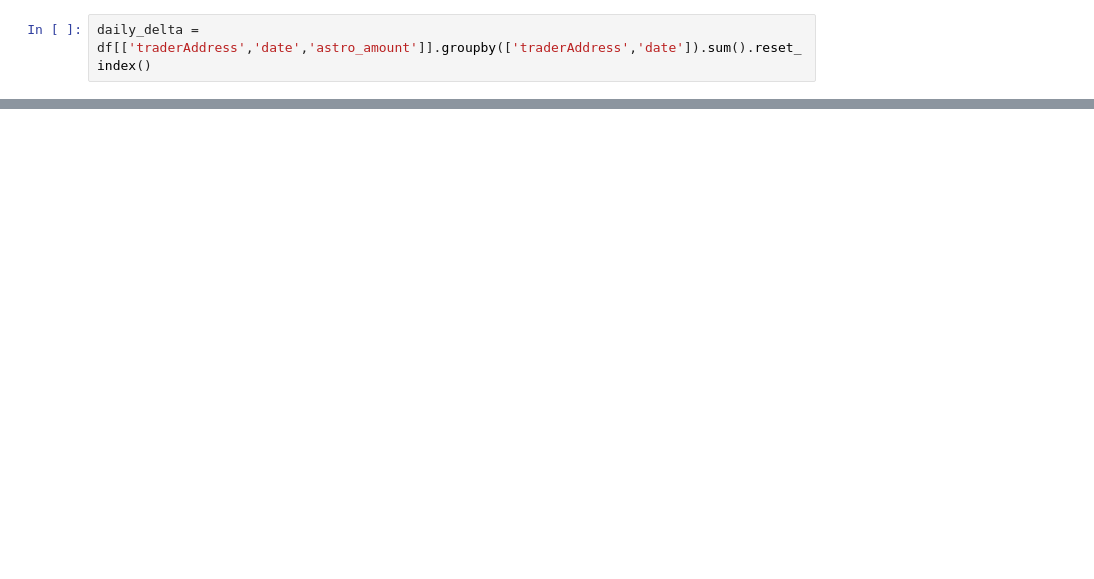
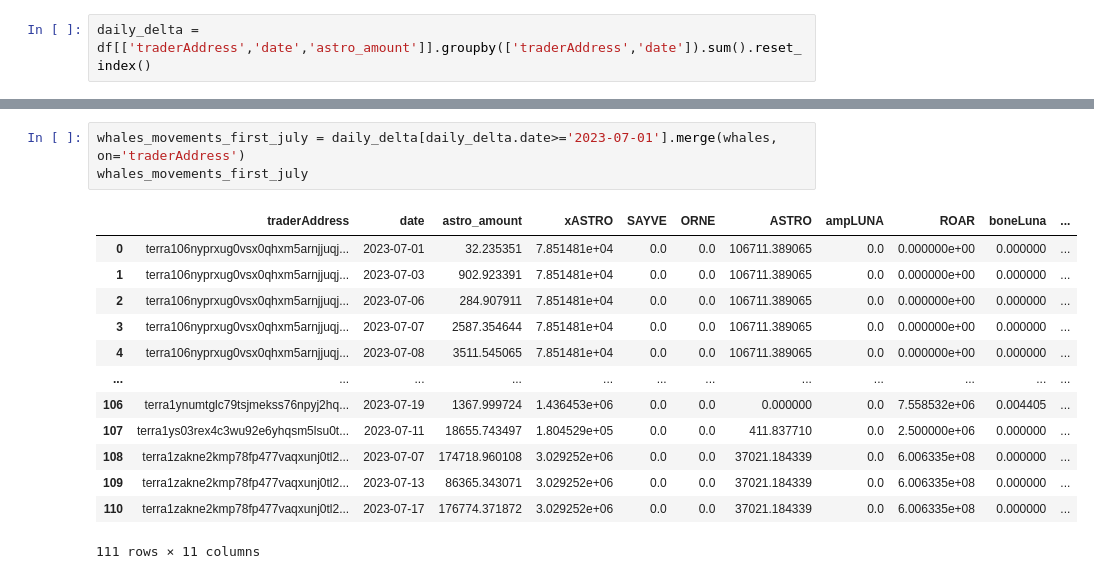
Before and after one commit to IncioMan/cosmos-activities-dashboard, a Jupyter notebook: python/astro_analysis.ipynb, the cells around one changed output, grey strips where cells are left out. Cells and saved outputs as stored; diff of their text form; blank space fills up the shorter version.

```diff
--- a/python/astro_analysis.ipynb
+++ b/python/astro_analysis.ipynb
@@ -151,0 +156,17 @@ daily_delta[["traderAddress","astro_amount"]].groupby(['traderAddress']).sum().r
+# %%
+whales_movements_first_july = daily_delta[daily_delta.date>='2023-07-01'].merge(whales, on='traderAddress')
+whales_movements_first_july
+# %% [output]
+|  | traderAddress | date | astro_amount | xASTRO | SAYVE | ORNE | ASTRO | ampLUNA | ROAR | boneLuna | ... |
+| 0 | terra106nyprxug0vsx0qhxm5arnjjuqj... | 2023-07-01 | 32.235351 | 7.851481e+04 | 0.0 | 0.0 | 106711.389065 | 0.0 | 0.000000e+00 | 0.000000 | ... |
+| 1 | terra106nyprxug0vsx0qhxm5arnjjuqj... | 2023-07-03 | 902.923391 | 7.851481e+04 | 0.0 | 0.0 | 106711.389065 | 0.0 | 0.000000e+00 | 0.000000 | ... |
+| 2 | terra106nyprxug0vsx0qhxm5arnjjuqj... | 2023-07-06 | 284.907911 | 7.851481e+04 | 0.0 | 0.0 | 106711.389065 | 0.0 | 0.000000e+00 | 0.000000 | ... |
+| 3 | terra106nyprxug0vsx0qhxm5arnjjuqj... | 2023-07-07 | 2587.354644 | 7.851481e+04 | 0.0 | 0.0 | 106711.389065 | 0.0 | 0.000000e+00 | 0.000000 | ... |
+| 4 | terra106nyprxug0vsx0qhxm5arnjjuqj... | 2023-07-08 | 3511.545065 | 7.851481e+04 | 0.0 | 0.0 | 106711.389065 | 0.0 | 0.000000e+00 | 0.000000 | ... |
+| ... | ... | ... | ... | ... | ... | ... | ... | ... | ... | ... | ... |
+| 106 | terra1ynumtglc79tsjmekss76npyj2hq... | 2023-07-19 | 1367.999724 | 1.436453e+06 | 0.0 | 0.0 | 0.000000 | 0.0 | 7.558532e+06 | 0.004405 | ... |
+| 107 | terra1ys03rex4c3wu92e6yhqsm5lsu0t... | 2023-07-11 | 18655.743497 | 1.804529e+05 | 0.0 | 0.0 | 411.837710 | 0.0 | 2.500000e+06 | 0.000000 | ... |
+| 108 | terra1zakne2kmp78fp477vaqxunj0tl2... | 2023-07-07 | 174718.960108 | 3.029252e+06 | 0.0 | 0.0 | 37021.184339 | 0.0 | 6.006335e+08 | 0.000000 | ... |
+| 109 | terra1zakne2kmp78fp477vaqxunj0tl2... | 2023-07-13 | 86365.343071 | 3.029252e+06 | 0.0 | 0.0 | 37021.184339 | 0.0 | 6.006335e+08 | 0.000000 | ... |
+| 110 | terra1zakne2kmp78fp477vaqxunj0tl2... | 2023-07-17 | 176774.371872 | 3.029252e+06 | 0.0 | 0.0 | 37021.184339 | 0.0 | 6.006335e+08 | 0.000000 | ... |
+111 rows × 11 columns
```
Also changed, not shown: parts of 8 cells of this notebook, 1 other file.
